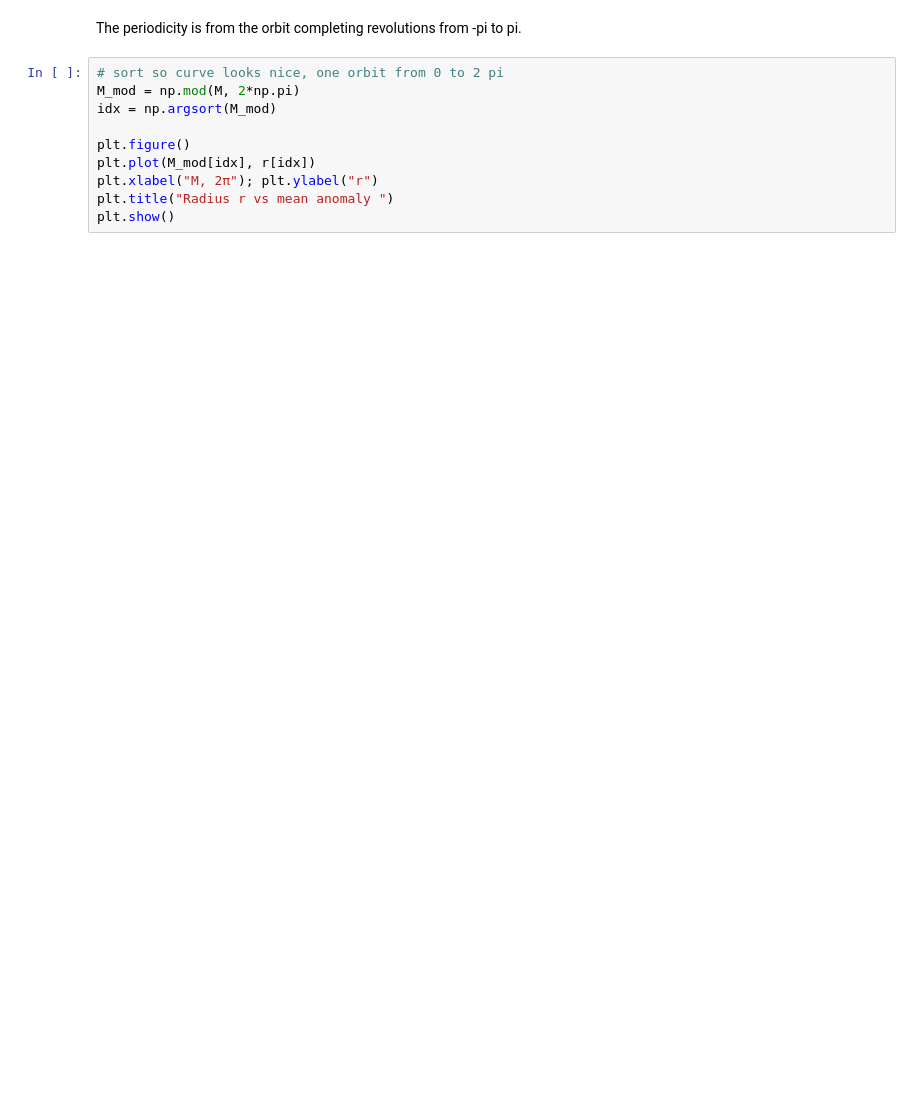
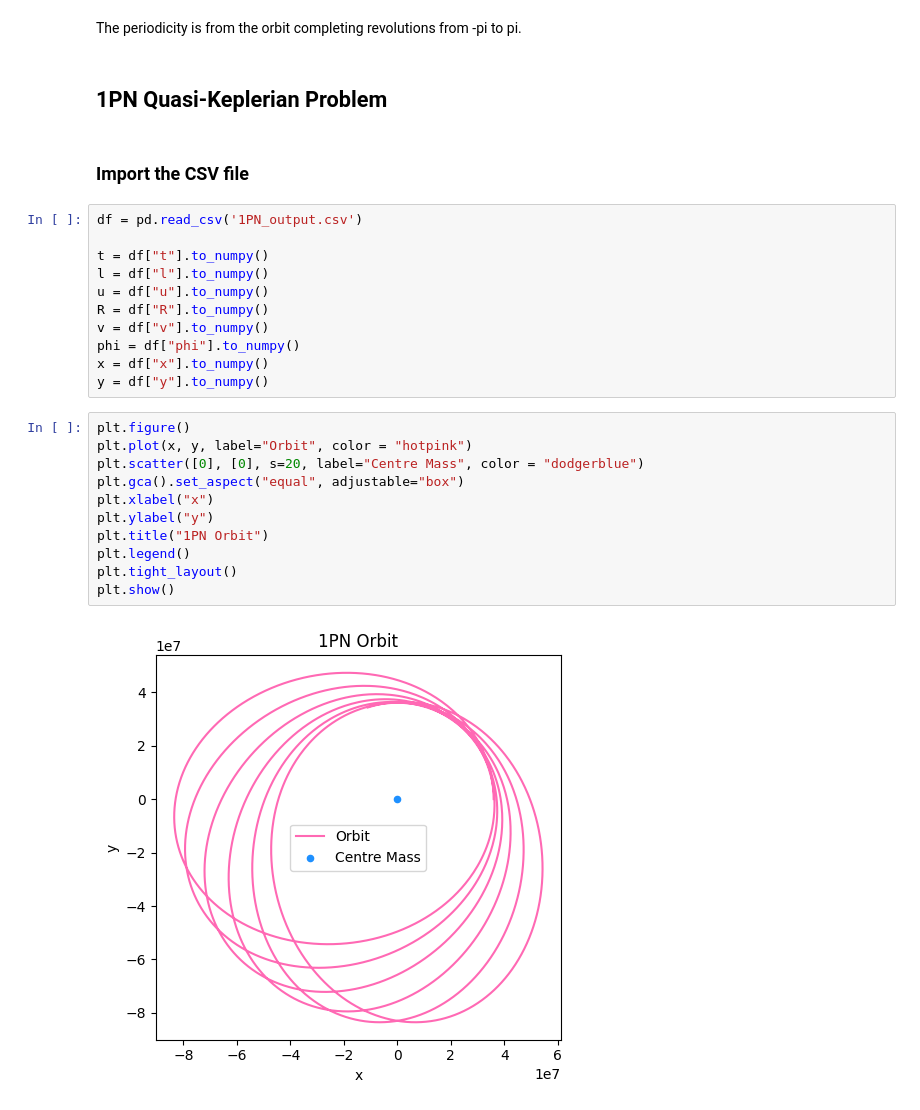
Before and after one commit to furbesco/BTR-Kepler-s-Problem, a Jupyter notebook: post-processing.ipynb, the cells around one changed output. Drawn from its saved outputs; the diff is of its cells as text; blank space fills up the shorter version.

```diff
--- a/post-processing.ipynb
+++ b/post-processing.ipynb
@@ -37,12 +41,30 @@ plt.show()
 # %% [markdown]
 The periodicity is from the orbit completing revolutions from -pi to pi.
-# %%
-# sort so curve looks nice, one orbit from 0 to 2 pi
-M_mod = np.mod(M, 2*np.pi)
-idx = np.argsort(M_mod)
-
-plt.figure()
-plt.plot(M_mod[idx], r[idx])
-plt.xlabel("M, 2π"); plt.ylabel("r")
-plt.title("Radius r vs mean anomaly ")
-plt.show()
+# %% [markdown]
+## 1PN Quasi-Keplerian Problem
+# %% [markdown]
+### Import the CSV file
+# %%
+df = pd.read_csv('1PN_output.csv')
+
+t = df["t"].to_numpy()
+l = df["l"].to_numpy()
+u = df["u"].to_numpy()
+R = df["R"].to_numpy()
+v = df["v"].to_numpy()
+phi = df["phi"].to_numpy()
+x = df["x"].to_numpy()
+y = df["y"].to_numpy()
+# %%
+plt.figure()
+plt.plot(x, y, label="Orbit", color = "hotpink")
+plt.scatter([0], [0], s=20, label="Centre Mass", color = "dodgerblue")
+plt.gca().set_aspect("equal", adjustable="box")
+plt.xlabel("x")
+plt.ylabel("y")
+plt.title("1PN Orbit")
+plt.legend()
+plt.tight_layout()
+plt.show()
+# %% [output]
+[figure, added]
```
Also changed, not shown: parts of 4 cells of this notebook, 1 other file.
